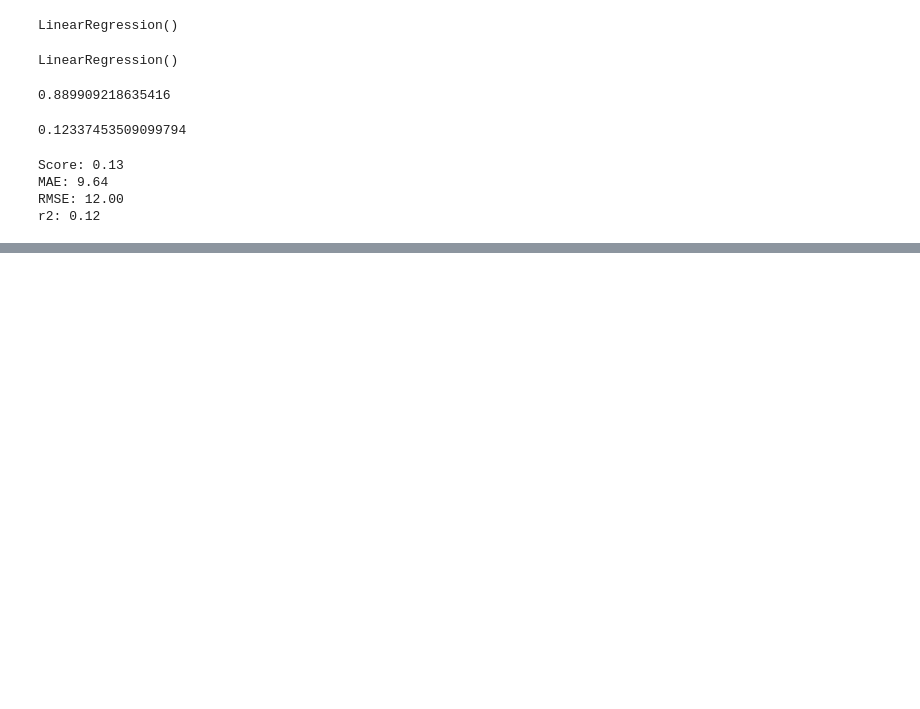
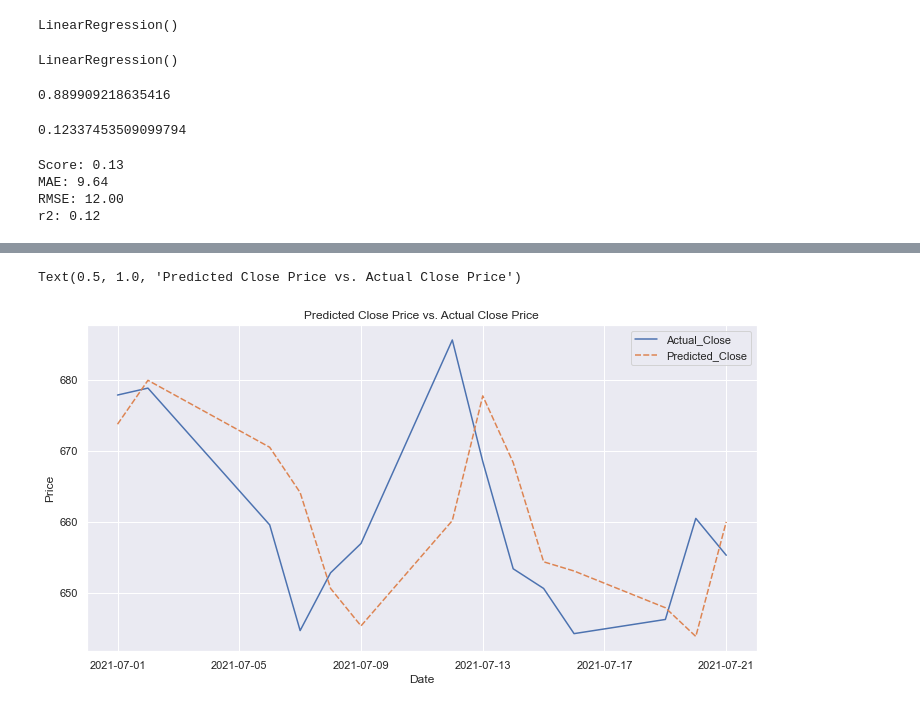
Before and after one commit to atlas125gev/StockProject, a Jupyter notebook: FinalProject/FinalGroupProjectAndrew.ipynb, the cells around one changed output, grey strips where cells are left out. Drawn from its saved outputs; the diff is of its cells as text; code cells hidden in the pictures; blank space fills up the shorter version.

```diff
--- a/FinalProject/FinalGroupProjectAndrew.ipynb
+++ b/FinalProject/FinalGroupProjectAndrew.ipynb
@@ -185,0 +172,3 @@ predictedPrice
+# %%
+predictions = lr.predict(X_test)
+predictions
@@ -185,0 +180,4 @@ predictedPrice
+# %%
+X_test = X_test.copy()
+X_test['Predicted_Close'] = predictions
+X_test
@@ -185,0 +200,5 @@ predictedPrice
+# %%
+stockPrice = stockPrice.rename(columns={'Close': 'Actual_Close'})
+predictedPrice = pd.concat([stockPrice, X_test], axis=1)
+predictedPrice.dropna(inplace=True)
+predictedPrice
@@ -185,0 +221,14 @@ predictedPrice
+# %%
+import matplotlib as mp
+import matplotlib.pyplot as plt
+import seaborn as sns
+import plotly as px
+sns.set_theme(style="darkgrid")
+fig, ax = plt.subplots(figsize = (12,6))
+fig = sns.lineplot(data=predictedPrice[["Actual_Close","Predicted_Close"]], ax=ax)
+plt.xlabel("Date")
+plt.ylabel("Price")
+plt.title("Predicted Close Price vs. Actual Close Price")
+# %% [output]
+Text(0.5, 1.0, 'Predicted Close Price vs. Actual Close Price')
+[figure, added]
```
Also changed, not shown: parts of 5 cells of this notebook.
